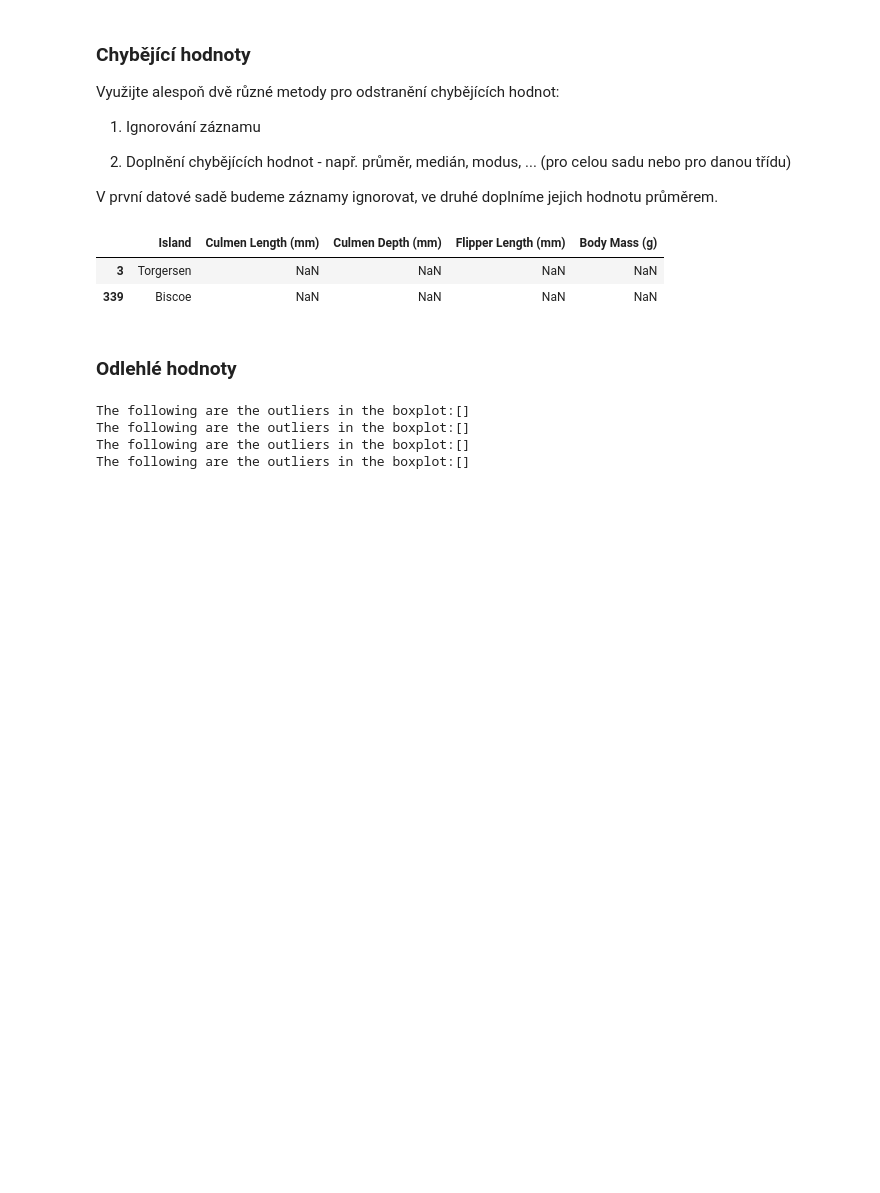
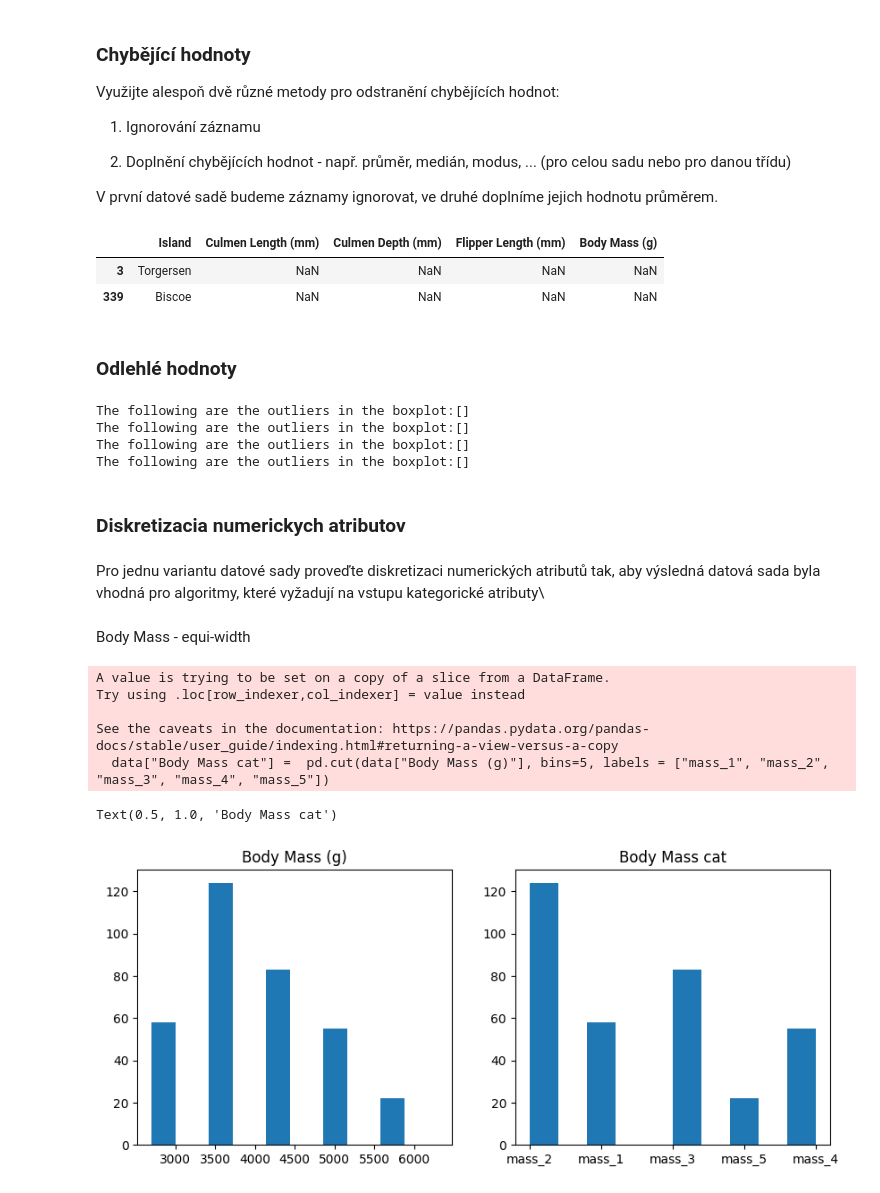
Before and after one commit to Unexp1ainable/UPA-2, a Jupyter notebook: data_mining.ipynb, the cells around one changed output. Drawn from its saved outputs; the diff is of its cells as text; code cells hidden in the pictures; blank space fills up the shorter version.

```diff
--- a/data_mining.ipynb
+++ b/data_mining.ipynb
@@ -85,3 +85,24 @@ The following are the outliers in the boxplot:[]
 The following are the outliers in the boxplot:[]
 The following are the outliers in the boxplot:[]
 The following are the outliers in the boxplot:[]
+# %% [markdown]
+### Diskretizacia numerickych atributov
+# %% [markdown]
+Pro jednu variantu datové sady proveďte diskretizaci numerických atributů tak, aby výsledná datová sada byla vhodná pro algoritmy, které vyžadují na vstupu kategorické atributy\
+# %% [markdown]
+Body Mass - equi-width
+# %%
+data["Body Mass cat"] =  pd.cut(data["Body Mass (g)"], bins=5, labels = ["mass_1", "mass_2", "mass_3", "mass_4", "mass_5"])
+fig, ax = plt.subplots(1, 2, figsize=(10,4))
+ax[0].hist(data["Body Mass (g)"], 5, width=300)
+ax[0].set_title("Body Mass (g)")
+ax[1].hist(data["Body Mass cat"])
+ax[1].set_title("Body Mass cat")
+# %% [output]
+A value is trying to be set on a copy of a slice from a DataFrame.
+Try using .loc[row_indexer,col_indexer] = value instead
+
+See the caveats in the documentation: https://pandas.pydata.org/pandas-docs/stable/user_guide/indexing.html#returning-a-view-versus-a-copy
+  data["Body Mass cat"] =  pd.cut(data["Body Mass (g)"], bins=5, labels = ["mass_1", "mass_2", "mass_3", "mass_4", "mass_5"])
+Text(0.5, 1.0, 'Body Mass cat')
+[figure, added]
```
Also changed, not shown: parts of 8 cells of this notebook.
